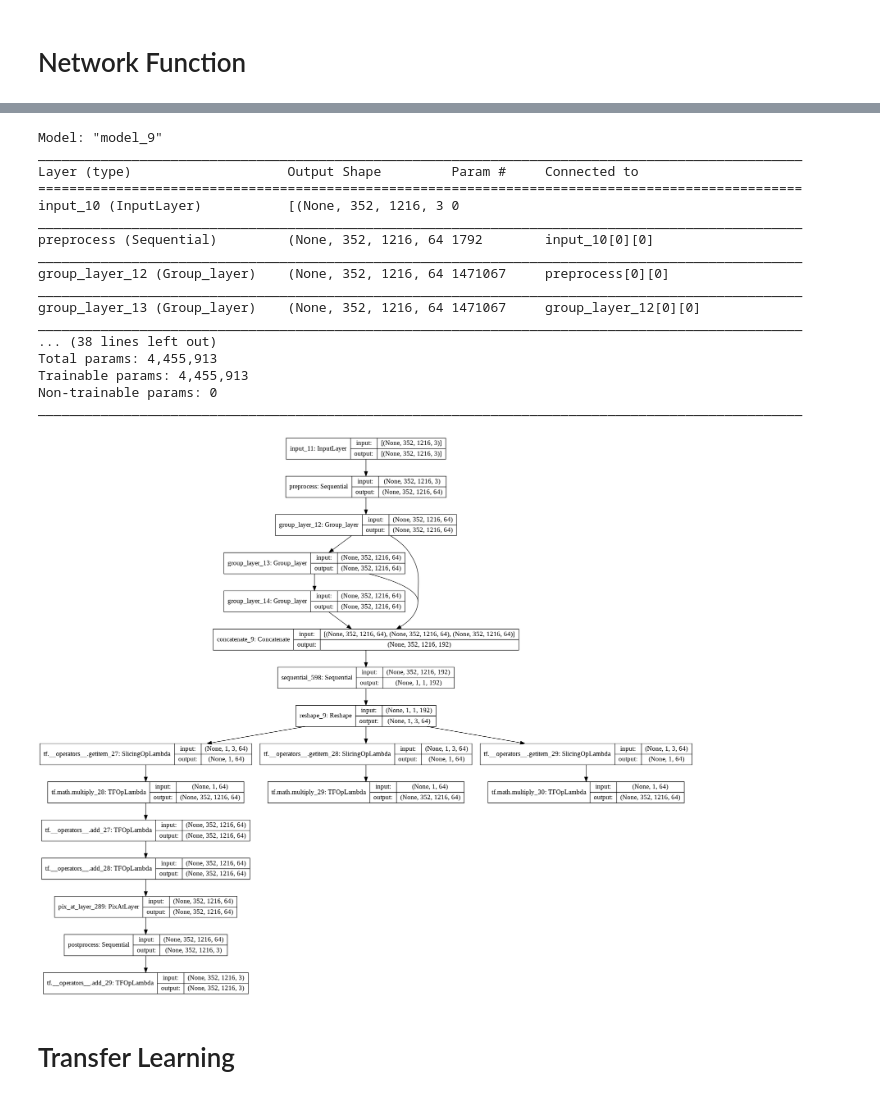
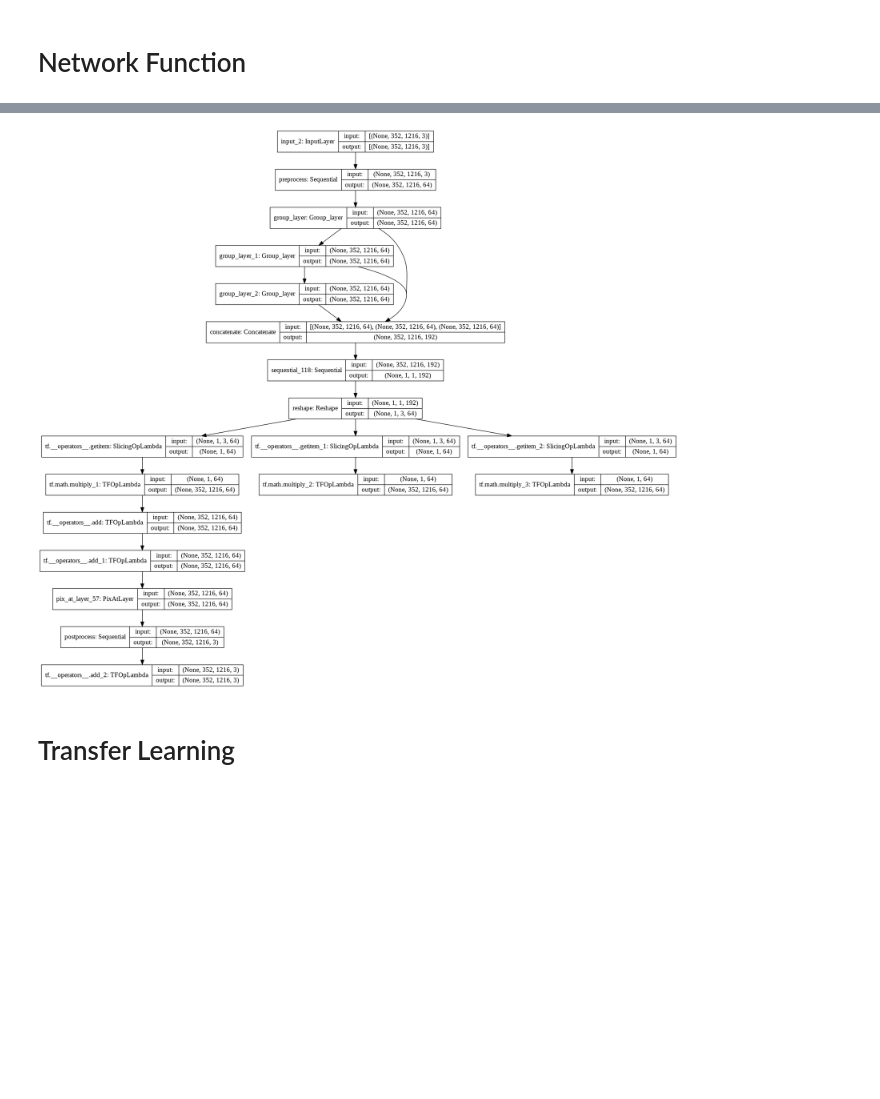
Before and after one commit to abubakrsiddq/ImageDehazing, a Jupyter notebook: models/FFA-net/ffa_kitti.ipynb, the cells around one changed output, grey strips where cells are left out. Drawn from its saved outputs; the diff is of its cells as text; code cells hidden in the pictures; blank space fills up the shorter version.

```diff
--- a/models/FFA-net/ffa_kitti.ipynb
+++ b/models/FFA-net/ffa_kitti.ipynb
@@ -303,8 +303,7 @@ class FFAnet(tf.keras.Model):
         res1=self.g1(x)
         res2=self.g2(res1)
         res3=self.g3(res2)
-        w=tf.keras.layers.concatenate([res1,res2,res3],axis=-1)
-        w=self.ca(w)
+        w=self.ca(tf.keras.layers.concatenate([res1,res2,res3],axis=-1))
         w=tf.keras.layers.Reshape((1,self.gps,self.dim))(w)
         out=w[:,:,0]*res1+w[:,:,1]*res2+w[:,:,2]*res3
         out=self.palayer(out)
@@ -321,33 +320,16 @@ class FFAnet(tf.keras.Model):
         return Model(inputs=[x], outputs=self.call(x))
 # %%
 model =FFAnet(gps=3,blocks=19)
-model.model().summary()
+#model.model().summary()
 dot_img_file = '/tmp/model_1.png'
 tf.keras.utils.plot_model(
     model.build_graph(),                      # here is the trick (for now)
     to_file='model.png', dpi=96,              # saving
     show_shapes=True, show_layer_names=True,  # show shapes and layer name
     expand_nested=False                       # will show nested block
 )
 # %% [output]
-Model: "model_9"
-__________________________________________________________________________________________________
-Layer (type)                    Output Shape         Param #     Connected to
-==================================================================================================
-input_10 (InputLayer)           [(None, 352, 1216, 3 0
-__________________________________________________________________________________________________
-preprocess (Sequential)         (None, 352, 1216, 64 1792        input_10[0][0]
-__________________________________________________________________________________________________
-group_layer_12 (Group_layer)    (None, 352, 1216, 64 1471067     preprocess[0][0]
-__________________________________________________________________________________________________
-group_layer_13 (Group_layer)    (None, 352, 1216, 64 1471067     group_layer_12[0][0]
-__________________________________________________________________________________________________
-... (38 lines left out)
-Total params: 4,455,913
-Trainable params: 4,455,913
-Non-trainable params: 0
-__________________________________________________________________________________________________
-[figure, old version]
+[figure, new version]
 # %% [markdown]
 # Transfer Learning
 # %%
```
Also changed, not shown: parts of 3 cells of this notebook.
